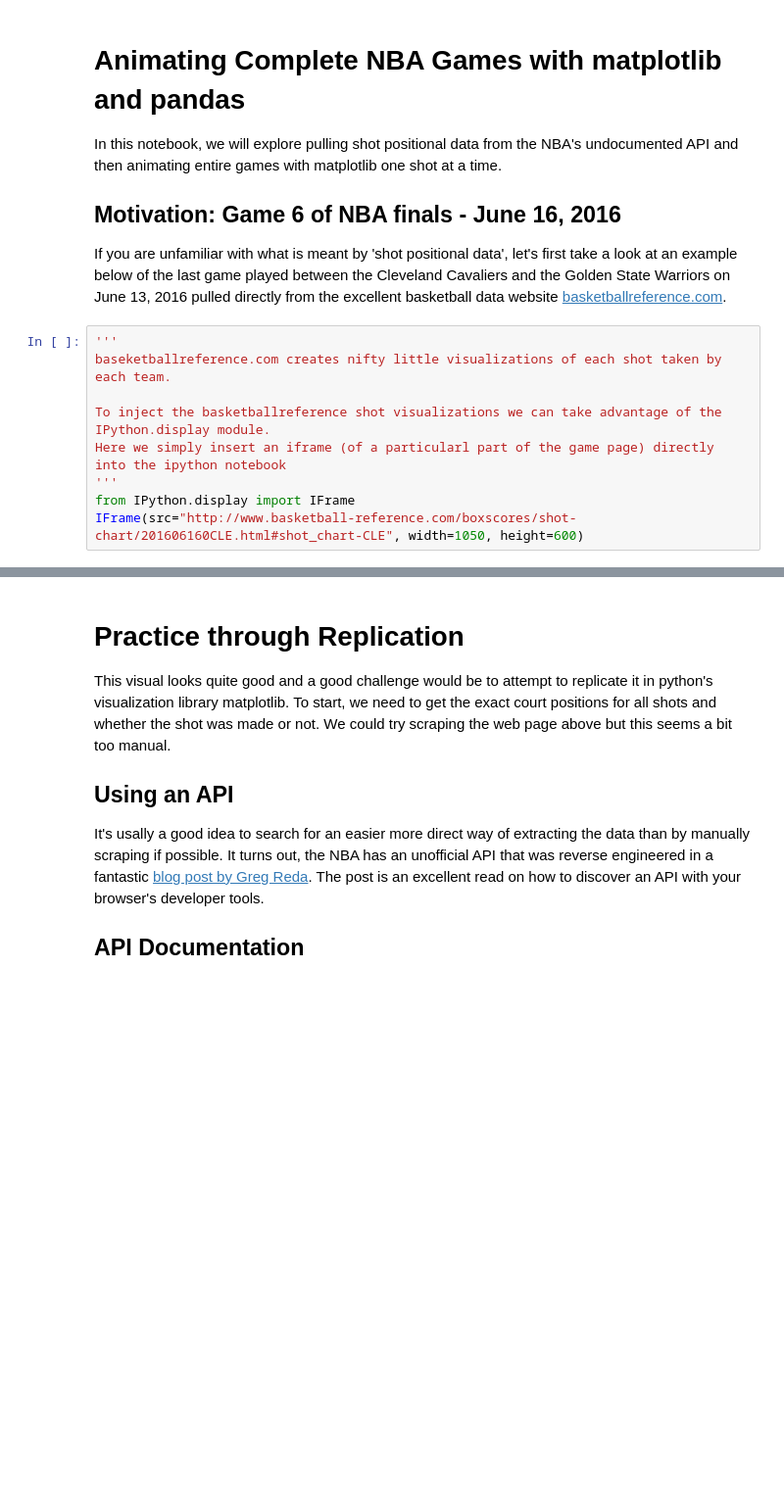
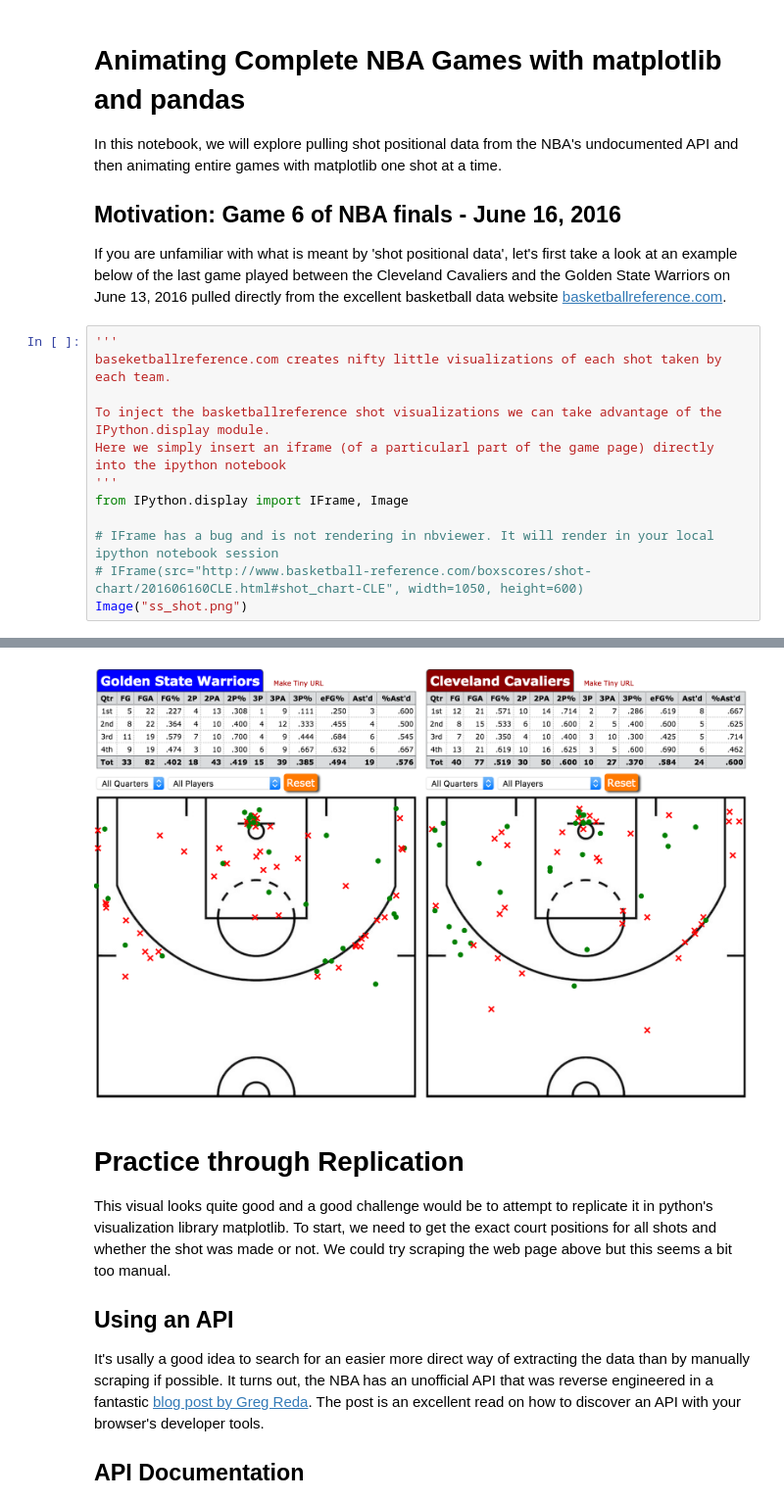
Before and after one commit to tdpetrou/Data-Science-in-Two-Minutes, a Jupyter notebook: NBA Full Game Animation.ipynb, the cells around one changed output, grey strips where cells are left out. Shown at 98% size. Drawn from its saved outputs; the diff is of its cells as text; blank space fills up the shorter version.

Commit message:
replaced iframes with images

```diff
--- a/NBA Full Game Animation.ipynb
+++ b/NBA Full Game Animation.ipynb
@@ -11,6 +11,9 @@ baseketballreference.com creates nifty little visualizations of each shot taken
 To inject the basketballreference shot visualizations we can take advantage of the IPython.display module.
 Here we simply insert an iframe (of a particularl part of the game page) directly into the ipython notebook
 '''
-from IPython.display import IFrame
-IFrame(src="http://www.basketball-reference.com/boxscores/shot-chart/201606160CLE.html#shot_chart-CLE", width=1050, height=600)
+from IPython.display import IFrame, Image
+
+# IFrame has a bug and is not rendering in nbviewer. It will render in your local ipython notebook session
+# IFrame(src="http://www.basketball-reference.com/boxscores/shot-chart/201606160CLE.html#shot_chart-CLE", width=1050, height=600)
+Image("ss_shot.png")
 # %% [output]
@@ -18,3 +20,4 @@ IFrame(src="http://www.basketball-reference.com/boxscores/shot-chart/201606160CL
+[figure, added]
 # %% [markdown]
 # Practice through Replication
 This visual looks quite good and a good challenge would be to attempt to replicate it in python's visualization library matplotlib. To start, we need to get the exact court positions for all shots and whether the shot was made or not. We could try scraping the web page above but this seems a bit too manual.
```
Also changed, not shown: parts of 5 cells of this notebook.
